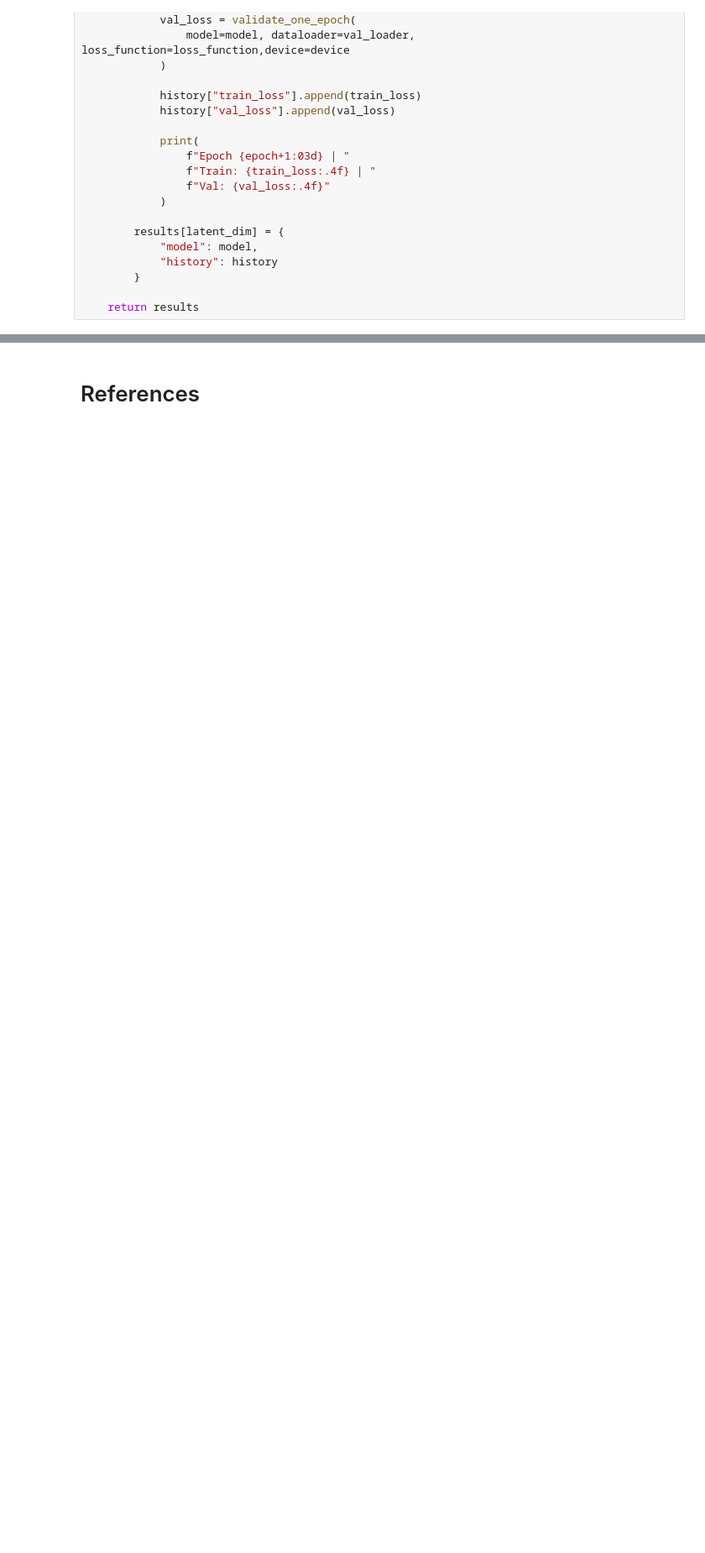
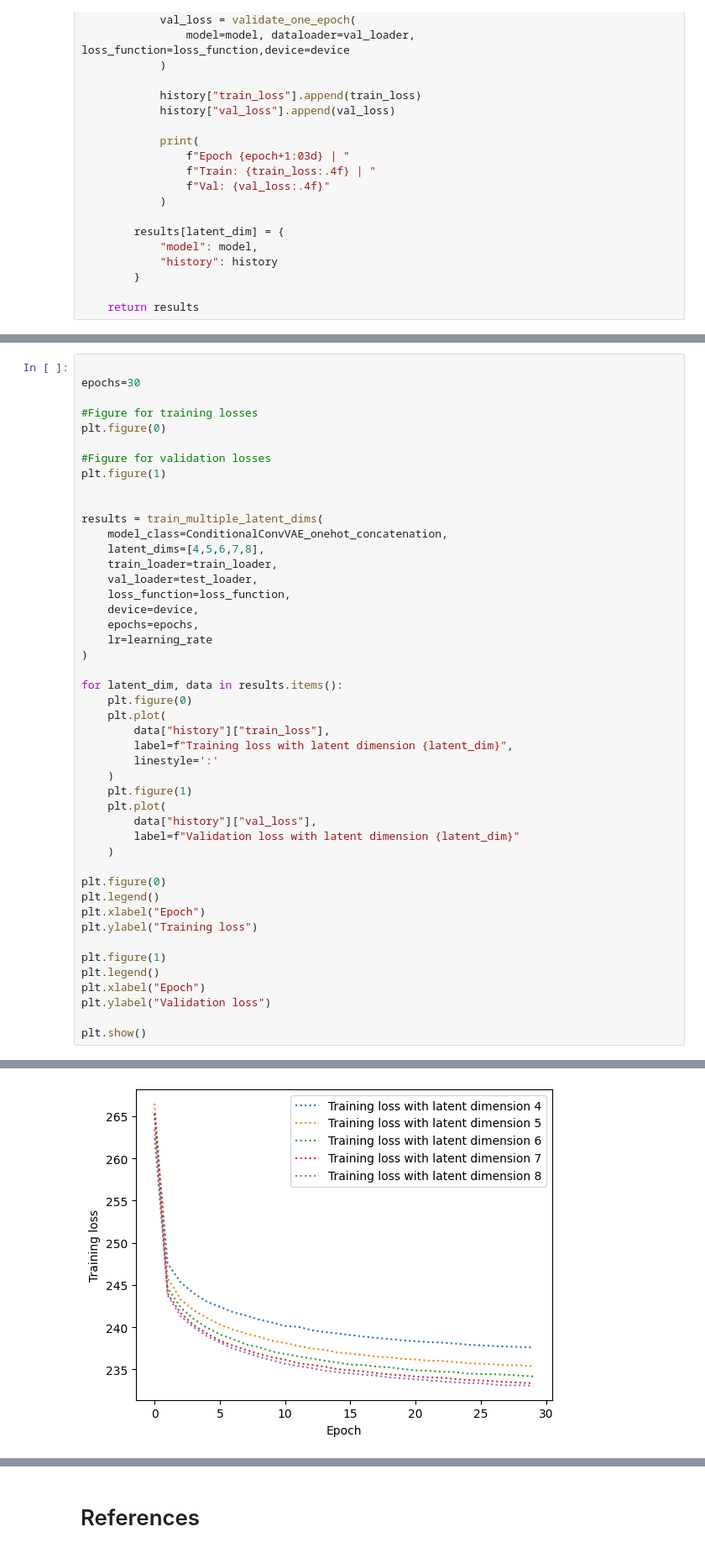
Before and after one commit to selim-ba/insa-hddl-group10, a Jupyter notebook: final.ipynb, the cells around one changed output, grey strips where cells are left out. Shown at 84% size. Saved outputs shown, nothing was run; the diff lists cells and outputs as text; blank space fills up the shorter version.

```diff
--- a/final.ipynb
+++ b/final.ipynb
@@ -910,0 +936,47 @@ PAOLA: integrate your own model into this structure
+# %%
+
+epochs=30
+
+#Figure for training losses
+plt.figure(0)
+
+#Figure for validation losses
+plt.figure(1)
+
+
+results = train_multiple_latent_dims(
+    model_class=ConditionalConvVAE_onehot_concatenation,
+    latent_dims=[4,5,6,7,8],
+    train_loader=train_loader,
+    val_loader=test_loader,
+    loss_function=loss_function,
+    device=device,
+    epochs=epochs,
+    lr=learning_rate
+)
+
+for latent_dim, data in results.items():
+    plt.figure(0)
+    plt.plot(
+        data["history"]["train_loss"],
+        label=f"Training loss with latent dimension {latent_dim}",
+        linestyle=':'
+    )
+    plt.figure(1)
+    plt.plot(
+        data["history"]["val_loss"],
+        label=f"Validation loss with latent dimension {latent_dim}"
+    )
+
+plt.figure(0)
+plt.legend()
+plt.xlabel("Epoch")
+plt.ylabel("Training loss")
+
+plt.figure(1)
+plt.legend()
+plt.xlabel("Epoch")
+plt.ylabel("Validation loss")
+
+plt.show()
+# %% [output]
@@ -910,0 +1000 @@ PAOLA: integrate your own model into this structure
+[figure, added]
```
Also changed, not shown: parts of 51 cells of this notebook, 3 other files.
